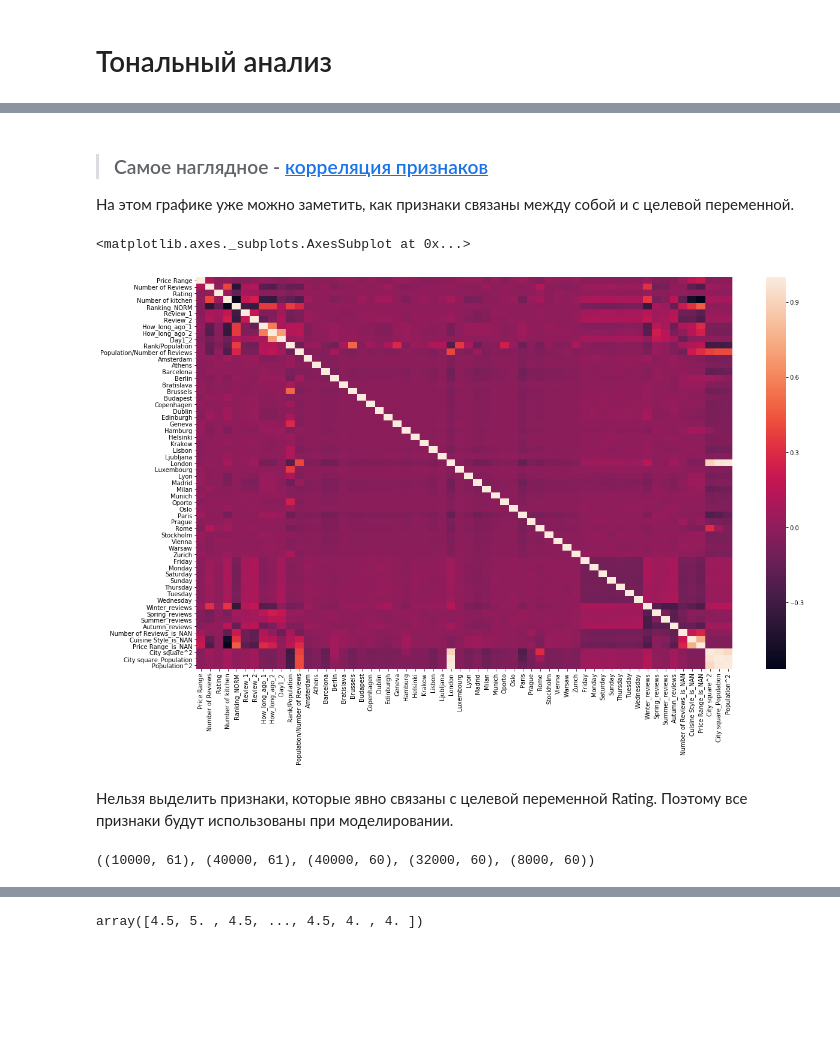
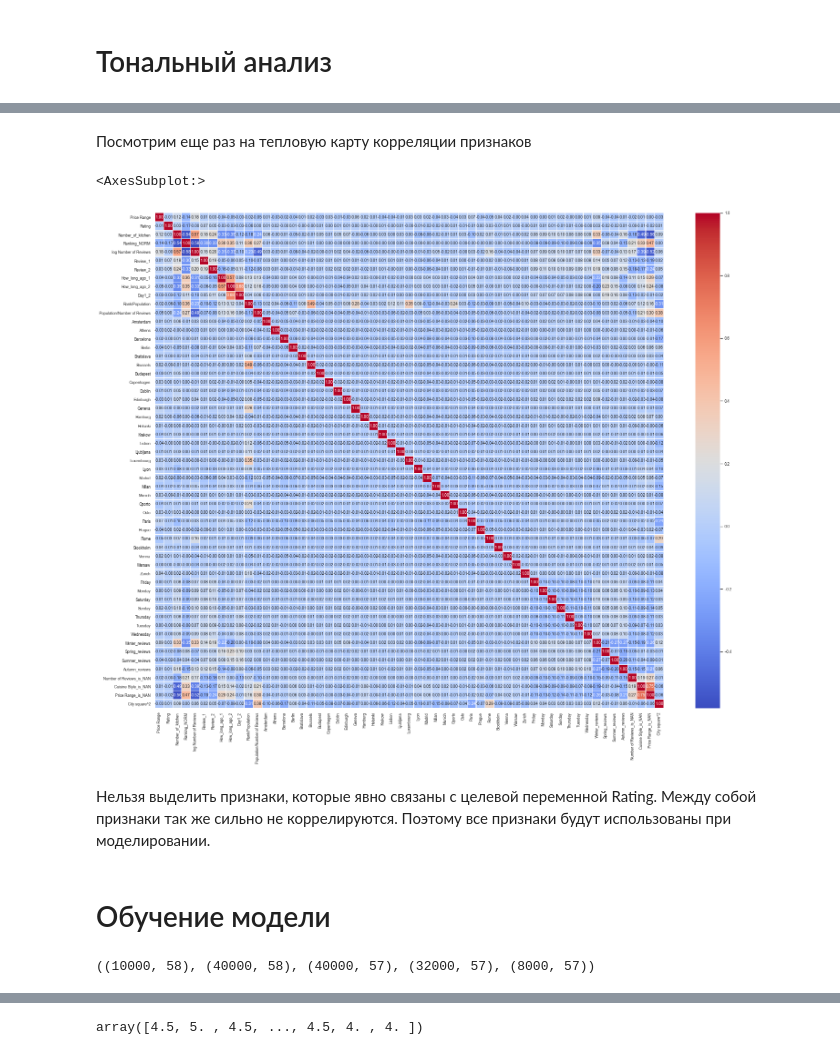
Before and after one commit to IvanAleshin/Skillfactory_projects, a Jupyter notebook: module_3/TripAdvisor Rating.ipynb, the cells around one changed output, grey strips where cells are left out. Saved outputs shown, nothing was run; the diff lists cells and outputs as text; code cells hidden in the pictures; blank space fills up the shorter version.

```diff
--- a/module_3/TripAdvisor Rating.ipynb
+++ b/module_3/TripAdvisor Rating.ipynb
@@ -353,4 +444,5 @@ data['Ranking_NORM'] = data[['City', 'Ranking']].apply(
 # %%
+# Данные по нормированному Ranking топ 10-ти городов
 for x in (df_train['City'].value_counts())[0:10].index:
-    data['Ranking_NORM'][data['City'] == x].hist(bins=150, figsize=(8,5))
+    data['Ranking_NORM'][data['City'] == x].hist(bins=150, figsize=(16, 5))
 # %% [output]
@@ -363,3 +458,11 @@ for x in (df_train['City'].value_counts())[0:10].index:
 # Заменим на среднее количество отзывов в городе
 data['Number of Reviews'] = data[['City', 'Number of Reviews']].apply(
     lambda x: data_city_mean['Number of Reviews'].to_dict()[x[0]] if pd.isna(x[1]) else x[1], axis=1)
+
+IQR_for_column('Number of Reviews')
+
+# Посмотрим на распределение по количеству отзывов
+sns.set(font_scale=1.3)
+plt.subplots(figsize=(20, 7))
+sns.histplot(data['Number of Reviews'], color='royalblue')
+plt.ylabel('Количество ресторанов')
@@ -370,0 +476,7 @@ data['Number of Reviews'] = data[['City', 'Number of Reviews']].apply(
+# %%
+data['log Number of Reviews'] = np.log(data['Number of Reviews'] + 1)
+IQR_for_column('log Number of Reviews')
+sns.set(font_scale=1.3)
+plt.subplots(figsize=(20, 7))
+sns.histplot(data['log Number of Reviews'], color='royalblue')
+plt.ylabel('Количество ресторанов')
@@ -619,7 +710,8 @@ data.sample(3)
 # %%
-# Удалим ненужные столбцы (тут я экспериментировал, чтобы получить меньше значение MEA)
+# Удалим ненужные столбцы (тут я экспериментировал, чтобы получить меньше значение MAE в последующем)
 data = data.drop(['City', 'Cuisine Style', 'Ranking', 'Day_of_week_1', 'Day_of_week_2',
-                  'Month_1', 'Month_2', 'Сity square', 'Population', 'Reviews_is_NAN'], axis = 1)
+                  'Month_1', 'Month_2', 'Сity square', 'Population', 'Reviews_is_NAN',
+                  'Number of Reviews', 'Сity square_Population', 'London', 'Population^2'], axis = 1)
 # %%
 data.sample(5)
 # %% [output]
@@ -633,18 +725,27 @@ data.sample(5)
-# %% [markdown]
-> ### Самое наглядное - [корреляция признаков](https://ru.wikipedia.org/wiki/Корреляция)
-На этом графике уже можно заметить, как признаки связаны между собой и с целевой переменной.
+# %% [markdown]
+Посмотрим еще раз на тепловую карту корреляции признаков
 # %%
-plt.rcParams['figure.figsize'] = (20,12)
-sns.heatmap(data.drop(['sample'], axis=1).corr(),)
+sns.set(font_scale=0.75)
+plt.subplots(figsize=(25, 20))
+sns.heatmap(data.drop(['sample'], axis=1).corr(), annot=True, fmt='.2f', linewidths=0.1, cmap="coolwarm")
 # %% [output]
-<matplotlib.axes._subplots.AxesSubplot at 0x...>
+<AxesSubplot:>
-[figure, old version]
+[figure, new version]
 # %% [markdown]
-Нельзя выделить признаки, которые явно связаны с целевой переменной Rating. Поэтому все признаки будут использованы при моделировании.
+Нельзя выделить признаки, которые явно связаны с целевой переменной Rating. Между собой признаки так же сильно не коррелируются.  Поэтому все признаки будут использованы при моделировании.
+# %% [markdown]
+# Обучение модели
 # %%
-# Теперь выделим тестовую часть
+# Теперь выделим датасет для обучения
 train_data = data.query('sample == 1').drop(['sample'], axis=1)
 test_data = data.query('sample == 0').drop(['sample'], axis=1)
 
-y = train_data.Rating.values            # наш таргет
+y = train_data.Rating.values              # наш таргет
 X = train_data.drop(['Rating'], axis=1)
+
+# Разделим на обучающую и тестовую выборку
+X_train, X_test, y_train, y_test = train_test_split(
+    X, y, test_size=0.2, random_state=RANDOM_SEED)
+test_data.shape, train_data.shape, X.shape, X_train.shape, X_test.shape
+# %% [output]
+((10000, 58), (40000, 58), (40000, 57), (32000, 57), (8000, 57))
@@ -655,5 +751,0 @@ X_train, X_test, y_train, y_test = train_test_split(X, y, test_size=0.2, random_
-# %%
-# проверяем
-test_data.shape, train_data.shape, X.shape, X_train.shape, X_test.shape
-# %% [output]
-((10000, 61), (40000, 61), (40000, 60), (32000, 60), (8000, 60))
```
Also changed, not shown: parts of 112 cells of this notebook, 2 other files.
